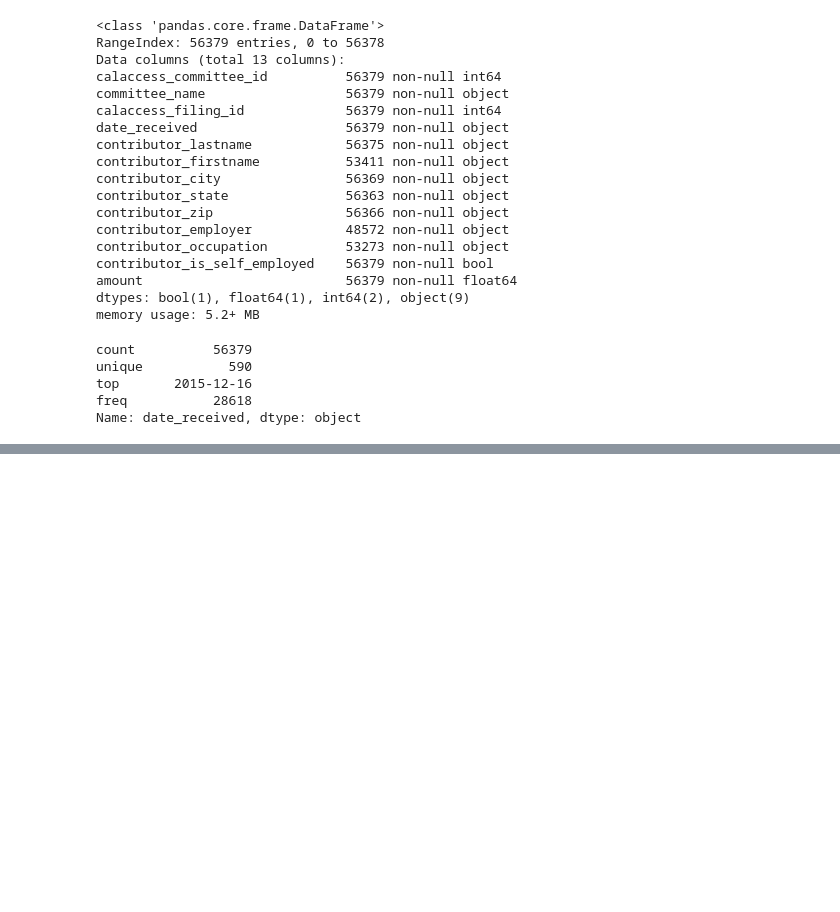
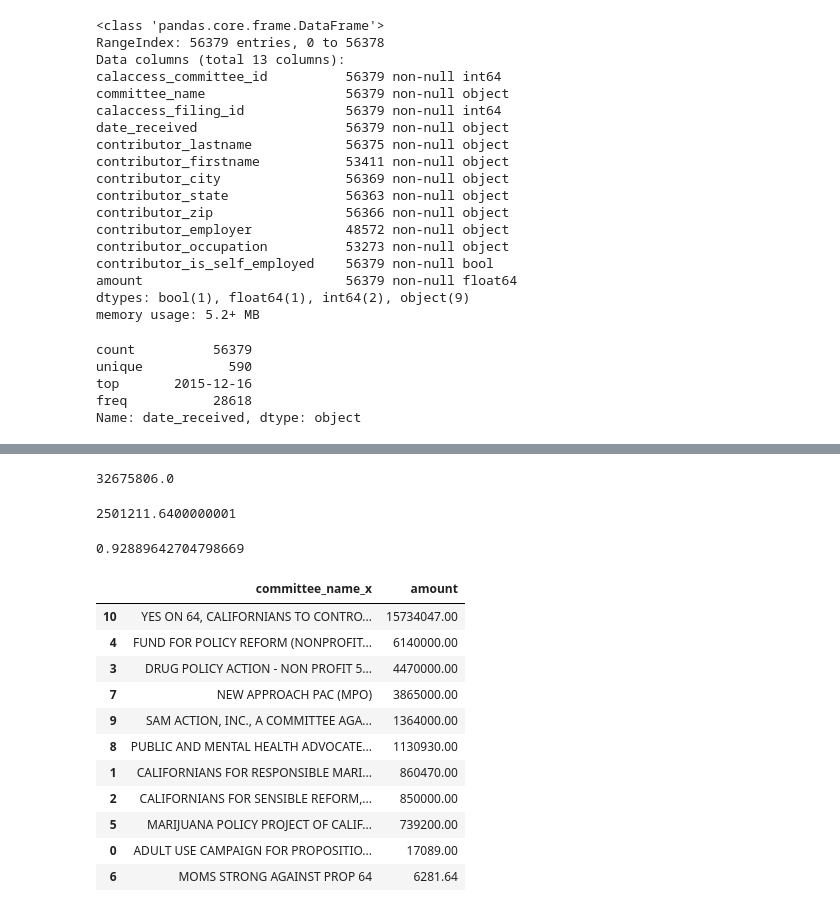
Before and after one commit to LeanneAbraham/jupyter-class, a Jupyter notebook: my-third-notebook.ipynb, the cells around one changed output, grey strips where cells are left out. Saved outputs shown, nothing was run; the diff lists cells and outputs as text; code cells hidden in the pictures; blank space fills up the shorter version.

```diff
--- a/my-third-notebook.ipynb
+++ b/my-third-notebook.ipynb
@@ -63,0 +162,27 @@ contribs.p
+# %%
+support.amount.sum()
+# %% [output]
+32675806.0
+# %%
+oppose.amount.sum()
+# %% [output]
+2501211.6400000001
+# %%
+support.amount.sum() / merged.amount.sum()
+# %% [output]
+0.92889642704798669
+# %%
+merged.groupby("committee_name_x").amount.sum().reset_index().sort_values("amount", ascending=False)
+# %% [output]
+|  | committee_name_x | amount |
+| 10 | YES ON 64, CALIFORNIANS TO CONTRO... | 15734047.00 |
+| 4 | FUND FOR POLICY REFORM (NONPROFIT... | 6140000.00 |
+| 3 | DRUG POLICY ACTION - NON PROFIT 5... | 4470000.00 |
+| 7 | NEW APPROACH PAC (MPO) | 3865000.00 |
+| 9 | SAM ACTION, INC., A COMMITTEE AGA... | 1364000.00 |
+| 8 | PUBLIC AND MENTAL HEALTH ADVOCATE... | 1130930.00 |
+| 1 | CALIFORNIANS FOR RESPONSIBLE MARI... | 860470.00 |
+| 2 | CALIFORNIANS FOR SENSIBLE REFORM,... | 850000.00 |
+| 5 | MARIJUANA POLICY PROJECT OF CALIF... | 739200.00 |
+| 0 | ADULT USE CAMPAIGN FOR PROPOSITIO... | 17089.00 |
+| 6 | MOMS STRONG AGAINST PROP 64 | 6281.64 |
```
Also changed, not shown: parts of 12 cells of this notebook.
